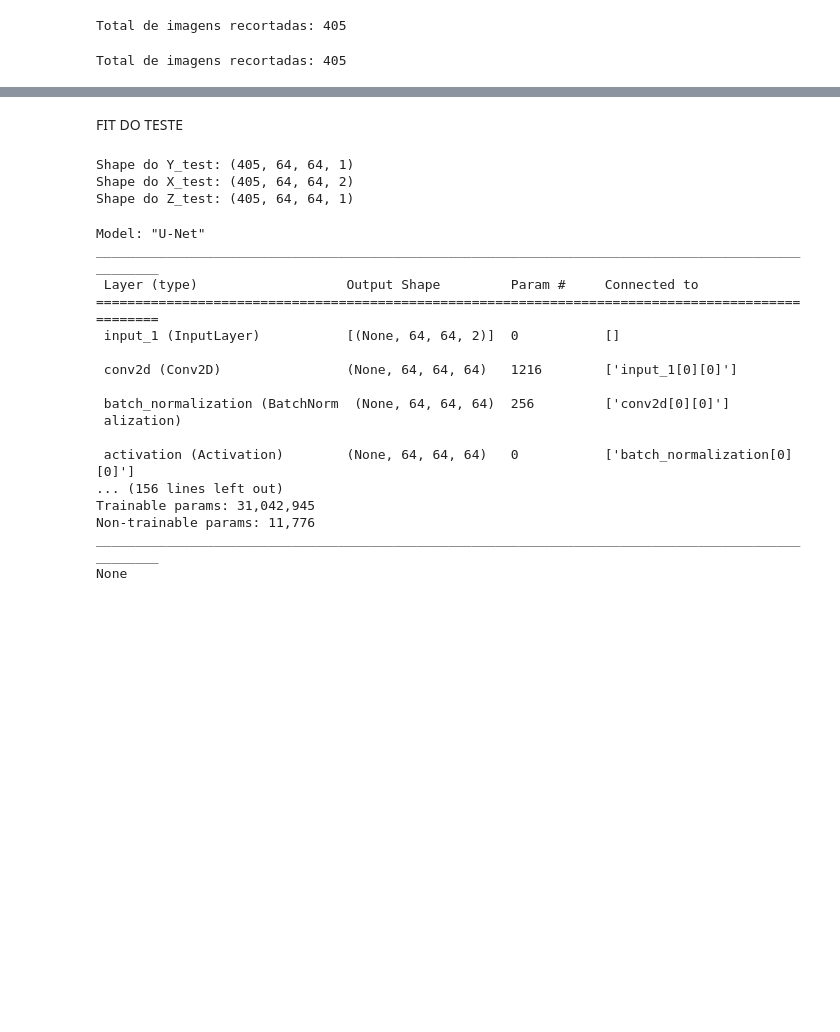
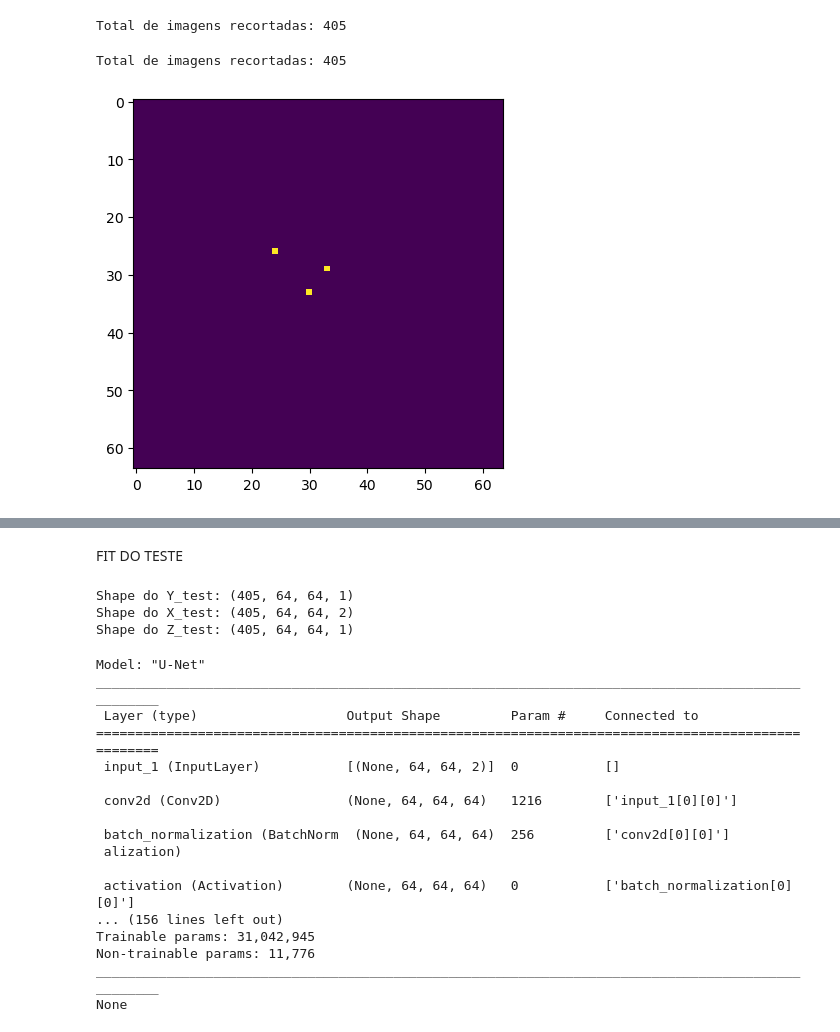
Before and after one commit to crisb2reis/unet, a Jupyter notebook: U-net-60-40_Teste-Landsat8-7-julho00:13.ipynb, the cells around one changed output, grey strips where cells are left out. Saved outputs shown, nothing was run; the diff lists cells and outputs as text; code cells hidden in the pictures; blank space fills up the shorter version.

```diff
--- a/U-net-60-40_Teste-Landsat8-7-julho00:13.ipynb
+++ b/U-net-60-40_Teste-Landsat8-7-julho00:13.ipynb
@@ -500,7 +524,4 @@ with open(caminho_arquivo_saida, 'w') as arquivo_saida:
 # %%
-import os
-import rasterio
-
 # Valor do pixel que desejamos verificar
 valor_pixel = 1
 
@@ -522,7 +543,7 @@ with open(caminho_arquivo_saida, 'w') as arquivo_saida:
             caminho_arquivo = os.path.join(segmentada_recorte, arquivo)
 
             # Abrir o arquivo TIFF
-            with rasterio.open(caminho_arquivo) as src:
+            with rs.open(caminho_arquivo) as src:
                 # Obter a transformação que mapeia as coordenadas dos pixels para coordenadas geográficas
                 transform = src.transform
 
@@ -552,4 +573,32 @@ with open(caminho_arquivo_saida, 'w') as arquivo_saida:
                             # Atualizar a variável para indicar que o primeiro pixel foi encontrado
                             primeiro_pixel_encontrado = True
                             break  # Interromper o loop para a imagem atual se um pixel for encontrado
+# %%
+def buscar_imagem_por_indice(segmentada_recorte, indice):
+    # Obter a lista de arquivos no diretório com extensão .tiff
+    arquivos = np.sort(glob.glob(f"{segmentada_recorte}/*.tiff"))
+
+    # Verificar se o índice fornecido está dentro do intervalo válido
+    if indice < 0 or indice >= len(arquivos):
+        print(f"O índice {indice} está fora do intervalo válido.")
+        return
+
+    # Caminho completo para o arquivo de imagem com base no índice fornecido
+    caminho_arquivo = arquivos[indice]
+
+    # Abrir o arquivo .tiff
+    with rs.open(caminho_arquivo) as src:
+        # Ler a imagem
+        imagem = src.read(1)  # Lê a primeira banda da imagem
+
+    # Plotar a imagem
+    show(imagem)
+
+# Índice da imagem a ser buscada
+indice = 0
+
+# Chamar a função para buscar e exibir a imagem com base no índice
+buscar_imagem_por_indice(segmentada_recorte, indice)
+# %% [output]
+[figure, added]
 # %%
```
Also changed, not shown: parts of 14 cells of this notebook.
